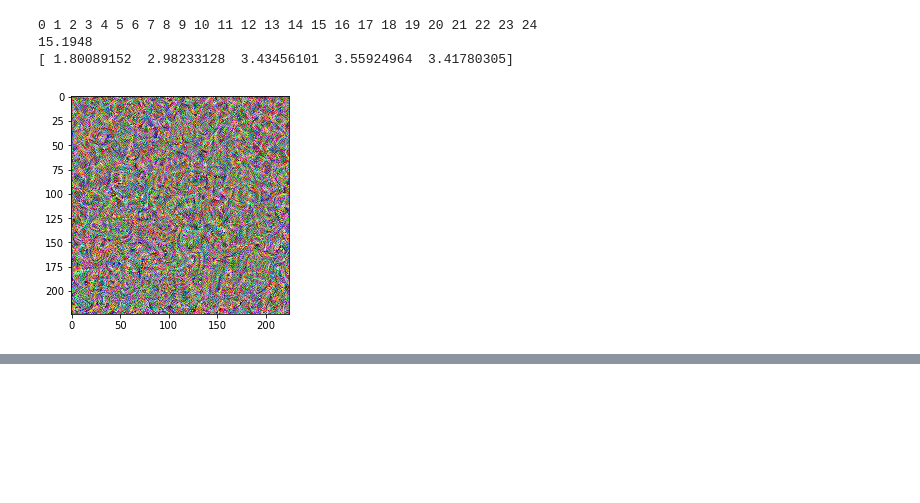
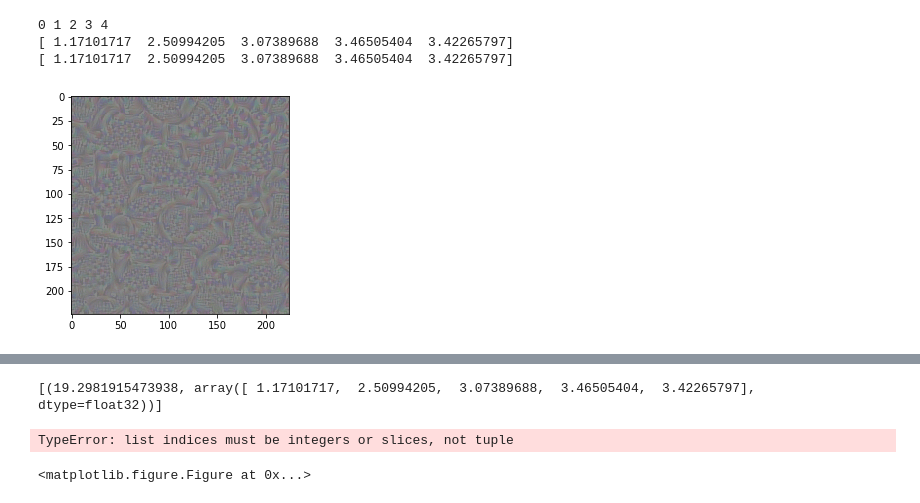
Before and after one commit to lvandam/doodle_texture_synthesis, a Jupyter notebook: ramon.ipynb, the cells around one changed output, grey strips where cells are left out. Drawn from its saved outputs; the diff is of its cells as text; code cells hidden in the pictures; blank space fills up the shorter version.

```diff
--- a/ramon.ipynb
+++ b/ramon.ipynb
@@ -77,7 +85,7 @@ def get_layers(image, scope):
 def get_gram_loss(target_layers, input_layers):
     gram_losses = []
     #go through layers
-    for tl, il, w in zip(target_layers, input_layers, style_weight):
+    for tl, il, w in zip(target_layers, input_layers, style_gram_weight):
         #get dimensions
         dimensions = tl.get_shape().as_list()
         size = dimensions[3]*dimensions[2]*dimensions[1]
@@ -109,8 +117,8 @@ def get_loss(target_layers, input_layers):
 
     # Total variation loss
     total_variation_loss = get_TV_loss(target_layers, input_layers)
-
-    return tf.log(gram_loss + total_variation_loss)
+    loss = tf.log(gram_loss + total_variation_loss)
+    return loss
 # %%
 def get_TV_loss(target_layers, input_layers):
 
@@ -161,0 +133,23 @@ build model finished: 0s
+# %%
+#create style data from style image
+with tf.device(device):
+    sess = tf.Session()
+
+    #load style image
+    input_img = get_image("./test_data/fire.jpg")
+
+    #input vgg
+    input_image = tf.constant(input_img, tf.float32)
+
+    #create style vgg()
+    vgg = vgg19.Vgg19()
+    with tf.name_scope("style"):
+        vgg.build(input_image)
+
+    #layers
+    style_layers = sess.run([vgg.pool4, vgg.pool3, vgg.pool2, vgg.pool1, vgg.conv1_1, vgg.conv4_1])
+
+    #loop through layers and assign to style layers
+    style_gram_layers = [tf.constant(style_layers[0]), tf.constant(style_layers[1]), tf.constant(style_layers[2]),
+                    tf.constant(style_layers[3]), tf.constant(style_layers[4])]
+    style_histogram_layers = [tf.constant(style_layers[5]), tf.constant(style_layers[4])]
@@ -161,0 +180,3 @@ build model finished: 0s
+# %%
+#get losses
+loss = get_loss(target_gram_layers, style_gram_layers)
@@ -200,41 +266,41 @@ build model finished: 0s
     if (optimizer_plot == True):
         start_time = time.time()
 
-
+    sess.run(tf.global_variables_initializer())
     for i in range(i_max):
 
         #optimize step
-        sess.run(minimize, feed_dict = feed)
-        tf.minimum(tf.maximum(target,1),0.0)
+        sess.run(minimize)
+        target = tf.minimum(tf.maximum(target,0.0),1)
 
         if (optimizer_plot == True):
             wall_time = time.time() - start_time
 
 
         print(i, end = '')
         print(' ', end = '')
 
         if((i+1) % i_print == 0):
 
             #print loss
             #print(sess.run(target_layers, feed_dict = feed))
             print('')
-            loss_compute = sess.run(loss, feed_dict = feed)
+            loss_compute = sess.run(loss)
             print(loss_compute)
             # print(sess.run(loss, feed_dict = feed))
-            print(sess.run(get_loss(target_layers, style_layers), feed_dict = feed))
+            print(sess.run(get_loss(target_gram_layers, style_gram_layers)))
 
             if (optimizer_plot == True):
                 loss_graph.append((wall_time, loss_compute))
 
             #show image
             if(show == True):
-                plt.imshow(sess.run(tf.reshape(target,(224,224,3)), feed_dict = feed))
+                plt.imshow(sess.run(tf.reshape(target,(224,224,3))))
                 plt.show()
 
     print ('Task took {:.2f} seconds, {:.2f} seconds/iteration'.format(wall_time, wall_time/i_max))
 # %% [output]
-0 1 2 3 4 5 6 7 8 9 10 11 12 13 14 15 16 17 18 19 20 21 22 23 24
-15.1948
-[ 1.80089152  2.98233128  3.43456101  3.55924964  3.41780305]
+0 1 2 3 4
+[ 1.17101717  2.50994205  3.07389688  3.46505404  3.42265797]
+[ 1.17101717  2.50994205  3.07389688  3.46505404  3.42265797]
-[figure, old version]
+[figure, new version]
@@ -241,0 +308,17 @@ Task took 53.98 seconds, 2.16 seconds/iteration
+# %%
+print(loss_graph)
+# print(np.asarray(loss_graph))
+# %% [output]
+[(19.2981915473938, array([ 1.17101717,  2.50994205,  3.07389688,  3.46505404,  3.42265797], dtype=float32))]
+# %%
+# Plot the loss over time
+# loss_graph = np.asarray(loss_graph)
+fig = plt.figure()
+plot = plt.plot(loss_graph[:, 0], loss_graph[:, 1])
+plt.xlabel('Wall time (seconds)', fontsize=12)
+plt.ylabel('Loss', fontsize=12)
+plt.ylim([90, 250])
+fig.savefig('{}-{}.pdf'.format(opt,str(learning_rate).replace(".","")))
+# %% [output]
+TypeError: list indices must be integers or slices, not tuple
+<matplotlib.figure.Figure at 0x...>
```
Also changed, not shown: parts of 9 cells of this notebook.
